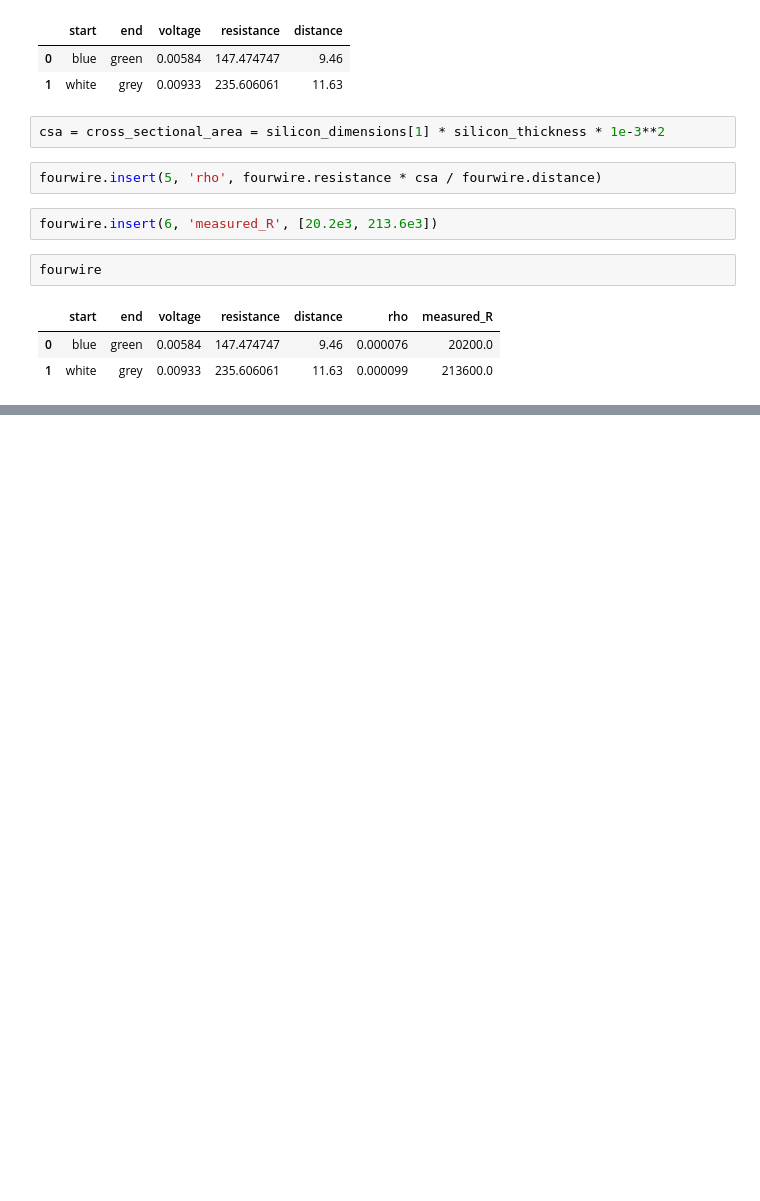
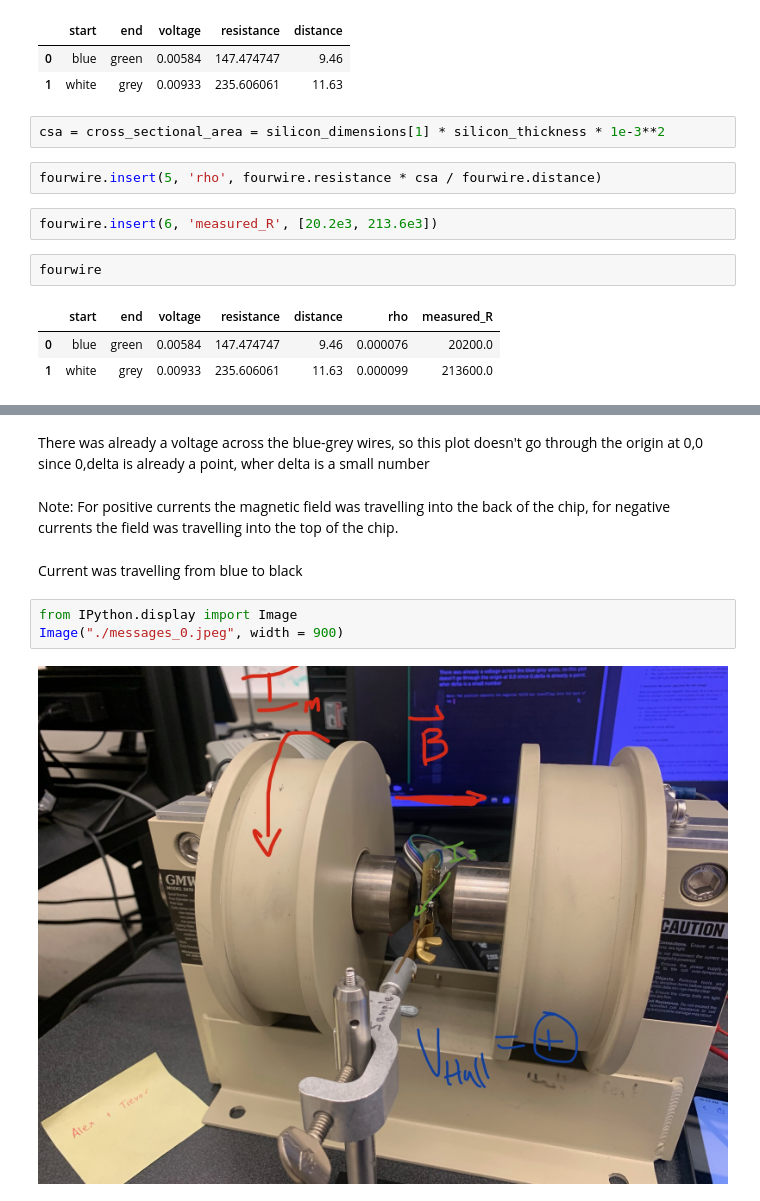
Before and after one commit to trevorm4x/APL-fuel-first, a Jupyter notebook: Lab/Lab2/APL_2_cell.ipynb, the cells around one changed output, grey strips where cells are left out. Cells and saved outputs as stored; diff of their text form; blank space fills up the shorter version.

```diff
--- a/Lab/Lab2/APL_2_cell.ipynb
+++ b/Lab/Lab2/APL_2_cell.ipynb
@@ -281,0 +421,11 @@ fourwire
+# %% [markdown]
+There was already a voltage across the blue-grey wires, so this plot doesn't go through the origin at 0,0 since 0,delta is already a point, wher delta is a small number
+# %% [markdown]
+Note: For positive currents the magnetic field was travelling into the back of the chip, for negative currents the field was travelling into the top of the chip.
+# %% [markdown]
+Current was travelling from blue to black
+# %%
+from IPython.display import Image
+Image("./messages_0.jpeg", width = 900)
+# %% [output]
+[figure, added]
```
Also changed, not shown: parts of 36 cells of this notebook, 10 other files.
